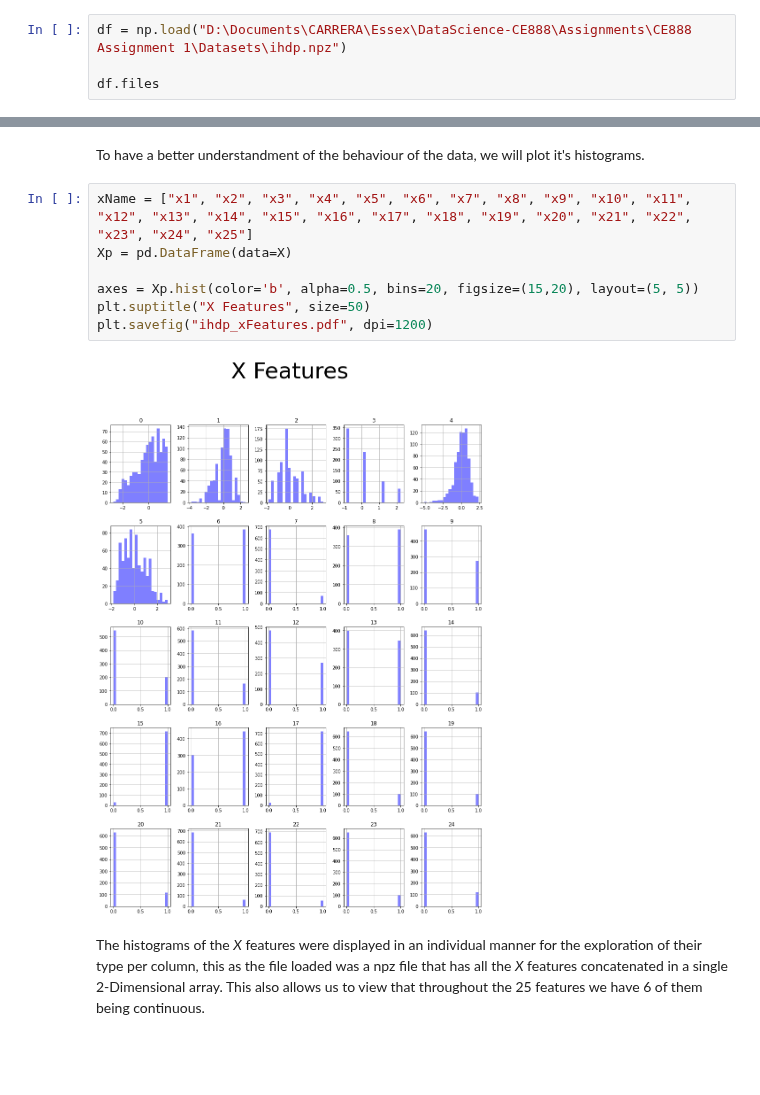
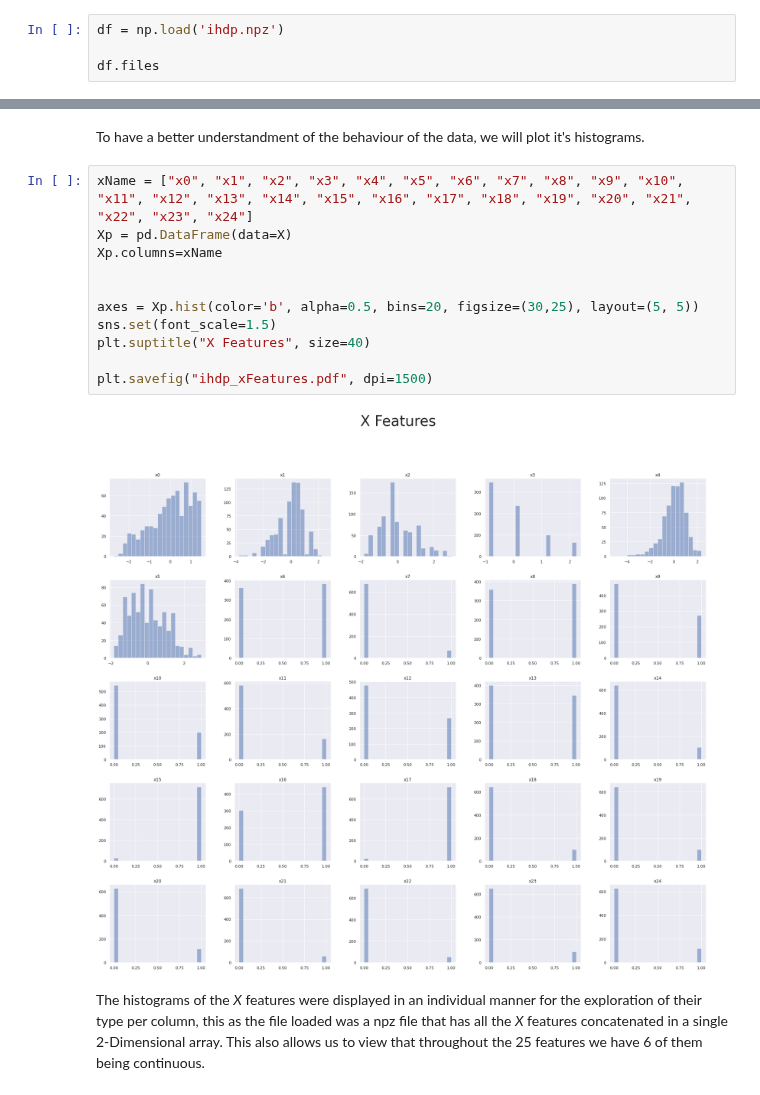
Before and after one commit to PauMarquez99/DataScience-CE888, a Jupyter notebook: Assignments/CE888 Assignment 2/Datasets Notebooks/CE888-Assignment2_IHDP.ipynb, the cells around one changed output, grey strips where cells are left out. Saved outputs shown, nothing was run; the diff lists cells and outputs as text; blank space fills up the shorter version.

```diff
--- a/Assignments/CE888 Assignment 2/Datasets Notebooks/CE888-Assignment2_IHDP.ipynb
+++ b/Assignments/CE888 Assignment 2/Datasets Notebooks/CE888-Assignment2_IHDP.ipynb
@@ -14,5 +57,5 @@ Data import and structure checking, we are able to see that the characteristics
 # %%
-df = np.load("D:\Documents\CARRERA\Essex\DataScience-CE888\Assignments\CE888 Assignment 1\Datasets\ihdp.npz")
+df = np.load('ihdp.npz')
 
 df.files
 # %% [output]
@@ -39,14 +82,18 @@ ite = df['ite']
 # %% [markdown]
 To have a better understandment of the behaviour of the data, we will plot it's histograms.
 # %%
-xName = ["x1", "x2", "x3", "x4", "x5", "x6", "x7", "x8", "x9", "x10", "x11", "x12", "x13", "x14", "x15", "x16", "x17", "x18", "x19", "x20", "x21", "x22", "x23", "x24", "x25"]
+xName = ["x0", "x1", "x2", "x3", "x4", "x5", "x6", "x7", "x8", "x9", "x10", "x11", "x12", "x13", "x14", "x15", "x16", "x17", "x18", "x19", "x20", "x21", "x22", "x23", "x24"]
 Xp = pd.DataFrame(data=X)
+Xp.columns=xName
 
-axes = Xp.hist(color='b', alpha=0.5, bins=20, figsize=(15,20), layout=(5, 5))
-plt.suptitle("X Features", size=50)
-plt.savefig("ihdp_xFeatures.pdf", dpi=1200)
+
+axes = Xp.hist(color='b', alpha=0.5, bins=20, figsize=(30,25), layout=(5, 5))
+sns.set(font_scale=1.5)
+plt.suptitle("X Features", size=40)
+
+plt.savefig("ihdp_xFeatures.pdf", dpi=1500)
 # %% [output]
-[figure, old version]
+[figure, new version]
 # %% [markdown]
 The histograms of the _X_ features were displayed in an individual manner for the exploration of their type per column, this as the file loaded was a npz file that has all the _X_ features concatenated in a single 2-Dimensional array. This also allows us to view that throughout the 25 features we have 6 of them being continuous.
 # %%
```
Also changed, not shown: parts of 4 cells of this notebook.
